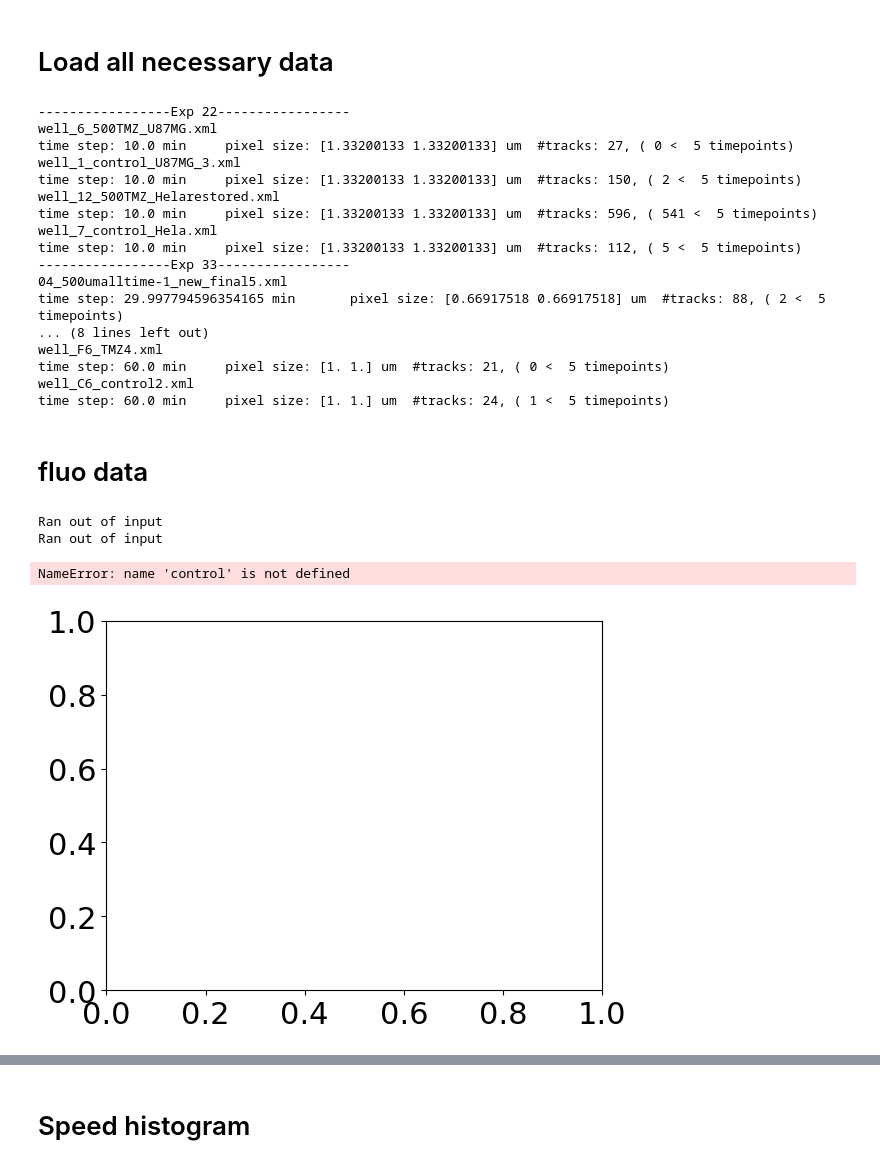
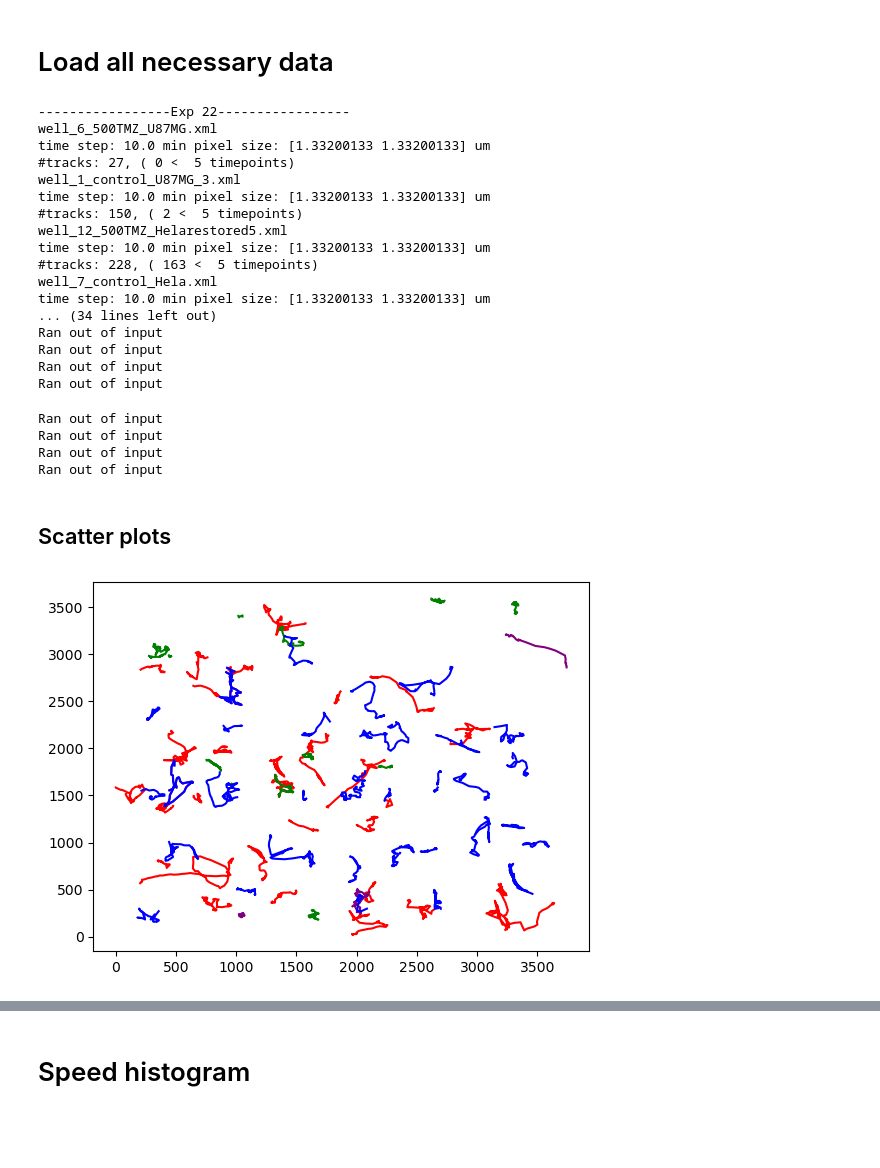
Before and after one commit to Dioscuri-Centre/phenotypic_heterogeneity, a Jupyter notebook: Tracking/cell_tracking.ipynb, the cells around one changed output, grey strips where cells are left out. Saved outputs shown, nothing was run; the diff lists cells and outputs as text; code cells hidden in the pictures; blank space fills up the shorter version.

Commit message:
Added division histograms plus some data

```diff
--- a/Tracking/cell_tracking.ipynb
+++ b/Tracking/cell_tracking.ipynb
@@ -3,6 +6,8 @@
 # %%
+import sys
+sys.path.append('../utils')
 from track_fns import *
-# import os.path
+
 import numpy as np
 from matplotlib import pyplot as plt
 from LineageTree import lineageTree
@@ -12,15 +17,16 @@ import os
 # fix for ete
 os.environ['QT_QPA_PLATFORM']='offscreen'
 from ete3 import TreeStyle,NodeStyle
-plt.rcParams.update({'font.size': 22})
+plt.rcParams.update({'font.size': 10})
 # %% [markdown]
 # Load all necessary data
 # %%
+# Load tracks
 print('Exp 22'.center(40,'-'))
 dat22_500um,tree22_500um = track_to_coords('/mnt/dioscuri-nas/Ilyas/Stitched_wells/22PD_downscaled/well_6_500TMZ_U87MG.xml')
 dat22_control,tree22_control = track_to_coords('/mnt/dioscuri-nas/Ilyas/Stitched_wells/22PD_downscaled/well_1_control_U87MG_3.xml')
 
-dat22_hela_500um,tree22_hela_500um = track_to_coords('/mnt/dioscuri-nas/Ilyas/Stitched_wells/22PD_downscaled/well_12_500TMZ_Helarestored.xml')
+dat22_hela_500um,tree22_hela_500um = track_to_coords('/mnt/dioscuri-nas/Ilyas/Stitched_wells/22PD_downscaled/well_12_500TMZ_Helarestored5.xml')
 dat22_hela_control,tree22_hela_control = track_to_coords('/mnt/dioscuri-nas/Ilyas/Stitched_wells/22PD_downscaled/well_7_control_Hela.xml')
 print('Exp 33'.center(40,'-'))
 
@@ -33,45 +39,60 @@ dat40_500um,tree40_500um = track_to_coords('/mnt/dioscuri-nas2/Pragyesh/40PD_U87
 dat40_control,tree40_control = track_to_coords('/mnt/dioscuri-nas2/Pragyesh/40PD_U87MG_mgmt-OFP_cells_with_filtered_media/For_tracking/well_4_corrected_crop_control.xml')
 
 print('Exp 54'.center(40,'-'))
-dat54_500um,tree54_500um = track_to_coords('/mnt/dioscuri-nas/Ilyas/Stitched_wells/54PD_downscaled/well_F6_TMZ4.xml')
-dat54_control,tree54_control = track_to_coords('/mnt/dioscuri-nas/Ilyas/Stitched_wells/54PD_downscaled/well_C6_control2.xml')
+dat54_500um,tree54_500um = track_to_coords('/mnt/dioscuri-nas/Ilyas/Stitched_wells/54PD_downscaled/well_F6_TMZ5.xml')
+dat54_500um_high,tree54_500um_high = track_to_coords('/mnt/dioscuri-nas/Ilyas/Stitched_wells/54PD_downscaled/well_F6_TMZ5_high4.xml')
+dat54_500um_low,tree54_500um_low = track_to_coords('/mnt/dioscuri-nas/Ilyas/Stitched_wells/54PD_downscaled/well_F6_TMZ_non_fluorscent2.xml')
+
+dat54_control,tree54_control = track_to_coords('/mnt/dioscuri-nas/Ilyas/Stitched_wells/54PD_downscaled/well_C6_control3.xml')
+dat54_control_high,tree54_control_high = track_to_coords('/mnt/dioscuri-nas/Ilyas/Stitched_wells/54PD_downscaled/well_C6_control3_high.xml')
+dat54_control_low,tree54_control_low = track_to_coords('/mnt/dioscuri-nas/Ilyas/Stitched_wells/54PD_downscaled/well_C6_non_fluorescent5.xml')
+
+# And the fluorescence data
+#dat_fluo40_500um = load_from_pickle('/mnt/dioscuri-nas/Ilyas/Results/Cells/40PD_well7_all_cells_imgs_w_fit_bg_new.bin',None)
+#dat_fluo40_control = load_from_pickle('/mnt/dioscuri-nas/Ilyas/Results/Cells/40PD_well4_all_cells_imgs_w_fit_bg_new.bin',None)
+dat_fluo54_500um = load_from_pickle('/mnt/dioscuri-nas/Ilyas/Results/Cells/54PD_wellF6_all_cells_imgs_w_fit_bg_new.bin',None)
+dat_fluo54_500um_high = load_from_pickle('/mnt/dioscuri-nas/Ilyas/Results/Cells/54PD_wellF6_high_all_dets.bin',None)
+dat_fluo54_control = load_from_pickle('/mnt/dioscuri-nas/Ilyas/Results/Cells/54PD_wellC6_all_cells_imgs_w_fit_bg_new.bin',None)
+dat_fluo54_control_high = load_from_pickle('/mnt/dioscuri-nas/Ilyas/Results/Cells/54PD_wellC6_high_all_cells_imgs_w_fit_bg_new.bin',None)
 # %% [output]
 -----------------Exp 22-----------------
 well_6_500TMZ_U87MG.xml
-time step: 10.0 min     pixel size: [1.33200133 1.33200133] um  #tracks: 27, ( 0 <  5 timepoints)
+time step: 10.0 min pixel size: [1.33200133 1.33200133] um
+#tracks: 27, ( 0 <  5 timepoints)
 well_1_control_U87MG_3.xml
-time step: 10.0 min     pixel size: [1.33200133 1.33200133] um  #tracks: 150, ( 2 <  5 timepoints)
-well_12_500TMZ_Helarestored.xml
-time step: 10.0 min     pixel size: [1.33200133 1.33200133] um  #tracks: 596, ( 541 <  5 timepoints)
+time step: 10.0 min pixel size: [1.33200133 1.33200133] um
+#tracks: 150, ( 2 <  5 timepoints)
+well_12_500TMZ_Helarestored5.xml
+time step: 10.0 min pixel size: [1.33200133 1.33200133] um
+#tracks: 228, ( 163 <  5 timepoints)
 well_7_control_Hela.xml
-time step: 10.0 min     pixel size: [1.33200133 1.33200133] um  #tracks: 112, ( 5 <  5 timepoints)
------------------Exp 33-----------------
-04_500umalltime-1_new_final5.xml
-time step: 29.997794596354165 min       pixel size: [0.66917518 0.66917518] um  #tracks: 88, ( 2 <  5 timepoints)
-... (8 lines left out)
-well_F6_TMZ4.xml
-time step: 60.0 min     pixel size: [1. 1.] um  #tracks: 21, ( 0 <  5 timepoints)
-well_C6_control2.xml
-time step: 60.0 min     pixel size: [1. 1.] um  #tracks: 24, ( 1 <  5 timepoints)
+time step: 10.0 min pixel size: [1.33200133 1.33200133] um
+... (34 lines left out)
+Ran out of input
+Ran out of input
+Ran out of input
+Ran out of input
-# %% [markdown]
-# fluo data
 # %%
-dat_fluo40_500um = load_from_pickle('/mnt/dioscuri-nas/Ilyas/Results/Cells/40PD_well7_all_cells_imgs_w_fit_bg_new.bin',None)
-dat_fluo40_control = load_from_pickle('/mnt/dioscuri-nas/Ilyas/Results/Cells/40PD_well4_all_cells_imgs_w_fit_bg_new.bin',None)
 # %% [output]
 Ran out of input
 Ran out of input
+Ran out of input
+Ran out of input
+# %% [markdown]
+## Scatter plots
 # %%
 fig, ax = plt.subplots()
 
-for pos,time,_ in zip(*control):
+for pos,time,_ in zip(*dat54_500um):
+    ax.plot(pos[:,0],pos[:,1],color='red')
+for pos,time,_ in zip(*dat54_500um_high):
+    ax.plot(pos[:,0],pos[:,1],color='green')
+for pos,time,_ in zip(*dat54_control_high):
+    ax.plot(pos[:,0],pos[:,1],color='purple')
+for pos,time,_ in zip(*dat54_control):
     ax.plot(pos[:,0],pos[:,1],color='blue')
-for pos,time,_ in zip(*highdose):
-    ax.plot(pos[:,0],pos[:,1],color='red')
-for pos,time,_ in zip(*hela):
-    ax.plot(pos[:,0],pos[:,1],color='green')
+
 #display(fig)
 #plt.ion()
 # %% [output]
-NameError: name 'control' is not defined
-[figure, old version]
+[figure, new version]
```
Also changed, not shown: parts of 24 cells of this notebook, 11 other files.
